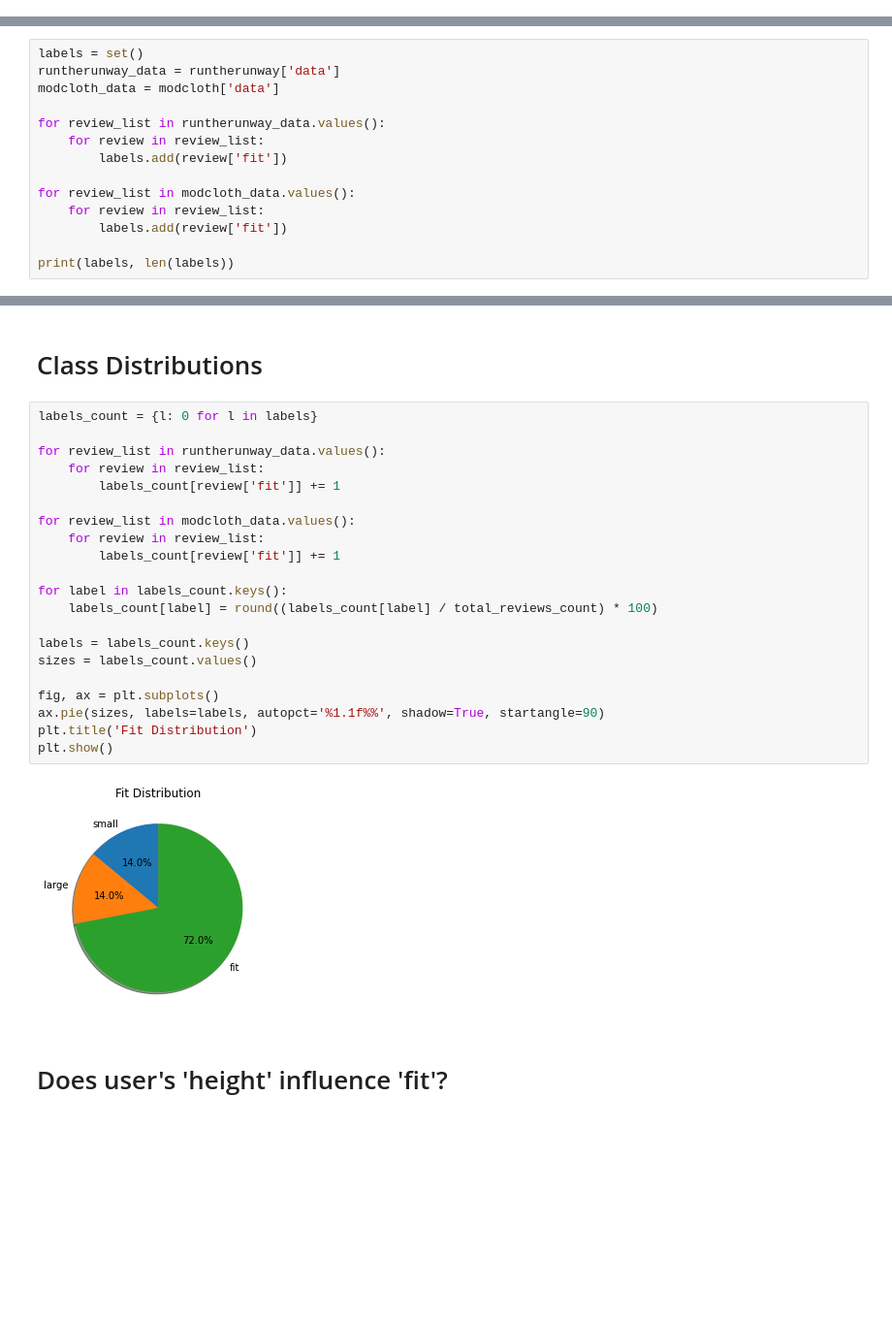
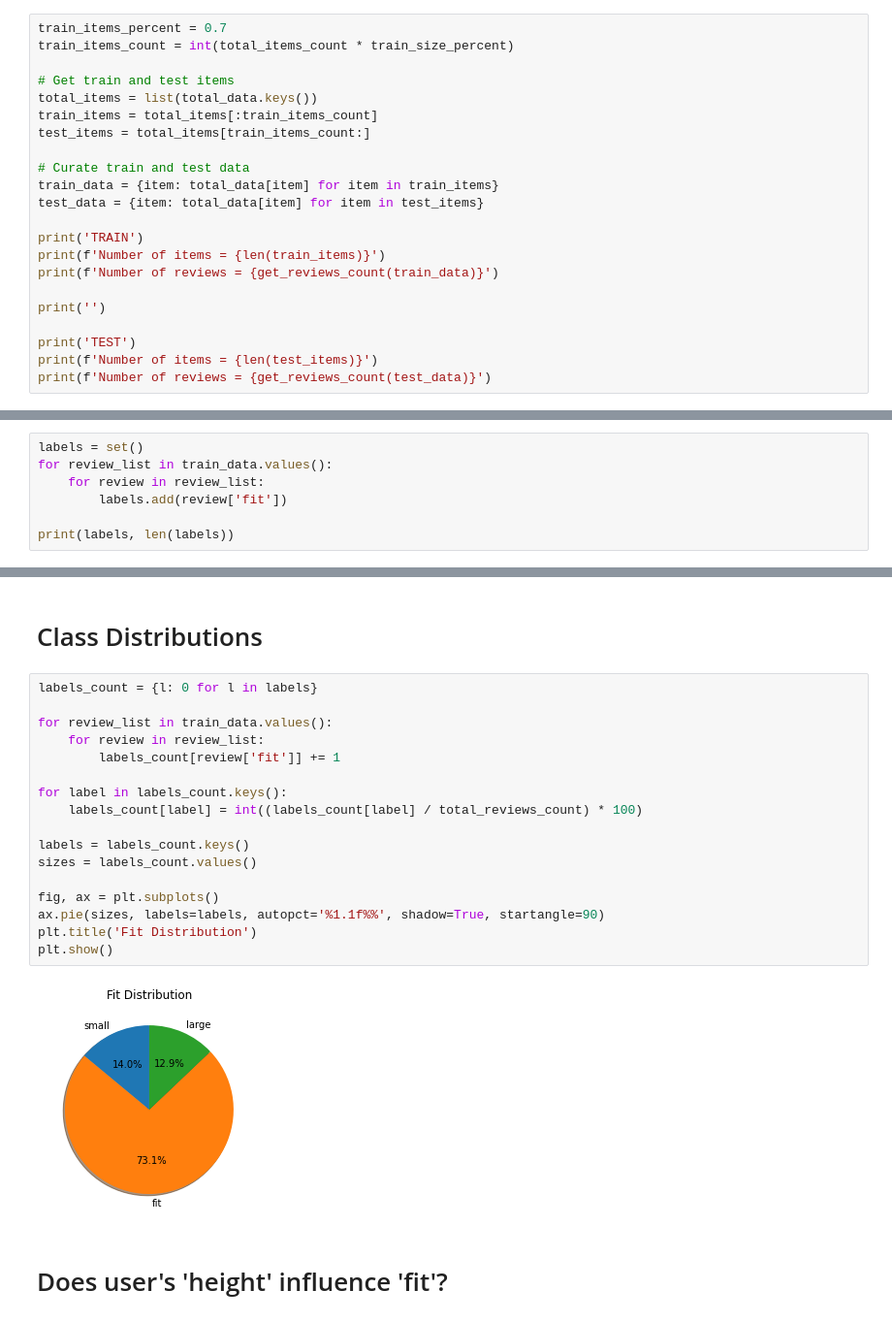
Before and after one commit to singh264/CSC2515-Project, a Jupyter notebook: main.ipynb, the cells around one changed output, grey strips where cells are left out. Shown at 97% size. Saved outputs shown, nothing was run; the diff lists cells and outputs as text; blank space fills up the shorter version.

Commit message:
Split data into test and train + perform statistics on train.

```diff
--- a/main.ipynb
+++ b/main.ipynb
@@ -115,0 +162,22 @@ total reviews = 192544 + 82790 = 275334
+# %%
+train_items_percent = 0.7
+train_items_count = int(total_items_count * train_size_percent)
+
+# Get train and test items
+total_items = list(total_data.keys())
+train_items = total_items[:train_items_count]
+test_items = total_items[train_items_count:]
+
+# Curate train and test data
+train_data = {item: total_data[item] for item in train_items}
+test_data = {item: total_data[item] for item in test_items}
+
+print('TRAIN')
+print(f'Number of items = {len(train_items)}')
+print(f'Number of reviews = {get_reviews_count(train_data)}')
+
+print('')
+
+print('TEST')
+print(f'Number of items = {len(test_items)}')
+print(f'Number of reviews = {get_reviews_count(test_data)}')
@@ -117,14 +193,7 @@ total reviews = 192544 + 82790 = 275334
 # Types of 'fit' (Classifications)
 # %%
 labels = set()
-runtherunway_data = runtherunway['data']
-modcloth_data = modcloth['data']
-
-for review_list in runtherunway_data.values():
-    for review in review_list:
-        labels.add(review['fit'])
-
-for review_list in modcloth_data.values():
+for review_list in train_data.values():
     for review in review_list:
         labels.add(review['fit'])
 
@@ -136,26 +205,22 @@ print(labels, len(labels))
 # %%
 labels_count = {l: 0 for l in labels}
 
-for review_list in runtherunway_data.values():
-    for review in review_list:
-        labels_count[review['fit']] += 1
-
-for review_list in modcloth_data.values():
+for review_list in train_data.values():
     for review in review_list:
         labels_count[review['fit']] += 1
 
 for label in labels_count.keys():
-    labels_count[label] = round((labels_count[label] / total_reviews_count) * 100)
+    labels_count[label] = int((labels_count[label] / total_reviews_count) * 100)
 
 labels = labels_count.keys()
 sizes = labels_count.values()
 
 fig, ax = plt.subplots()
 ax.pie(sizes, labels=labels, autopct='%1.1f%%', shadow=True, startangle=90)
 plt.title('Fit Distribution')
 plt.show()
 # %% [output]
-[figure, old version]
+[figure, new version]
 # %% [markdown]
 # Does user's 'height' influence 'fit'?
 # %%
```
Also changed, not shown: parts of 11 cells of this notebook.
